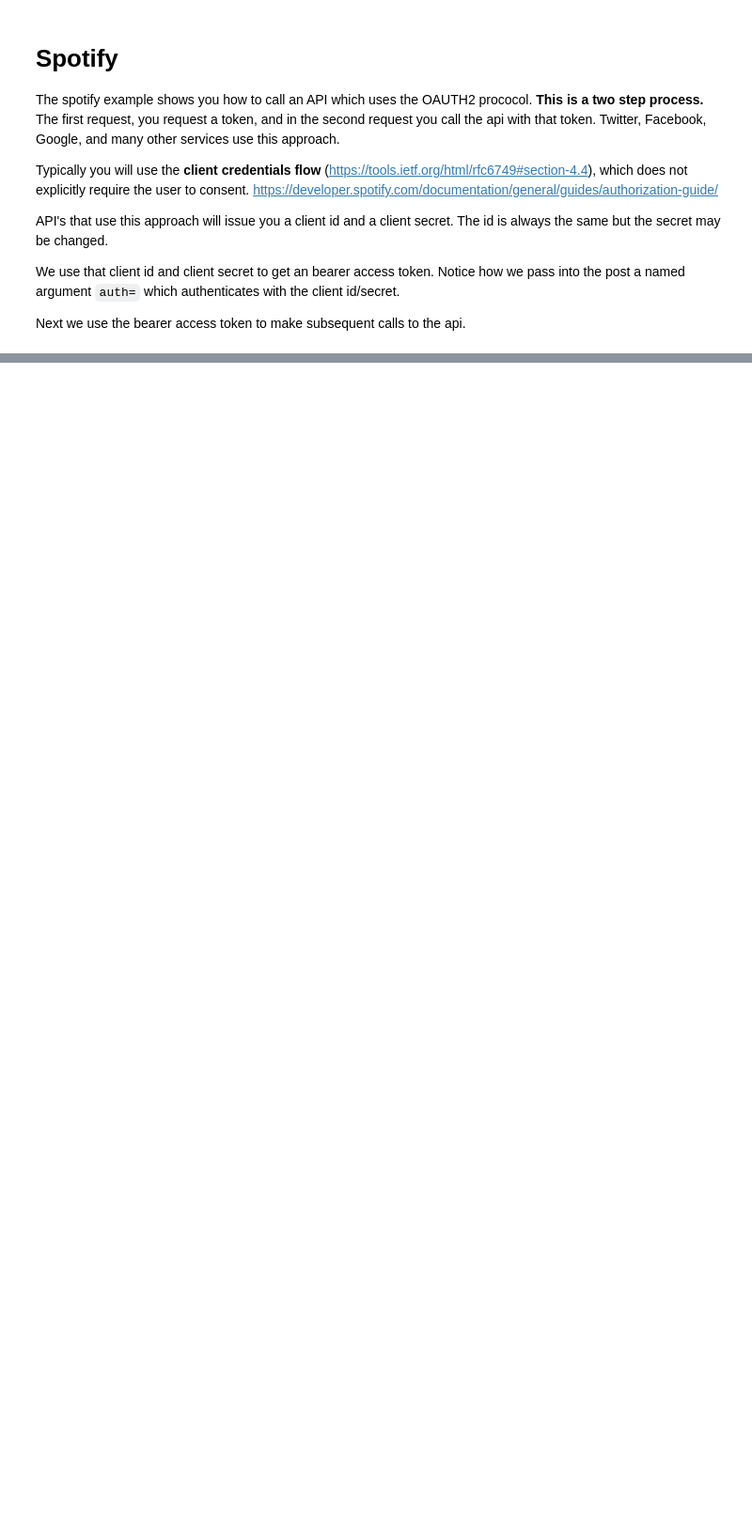
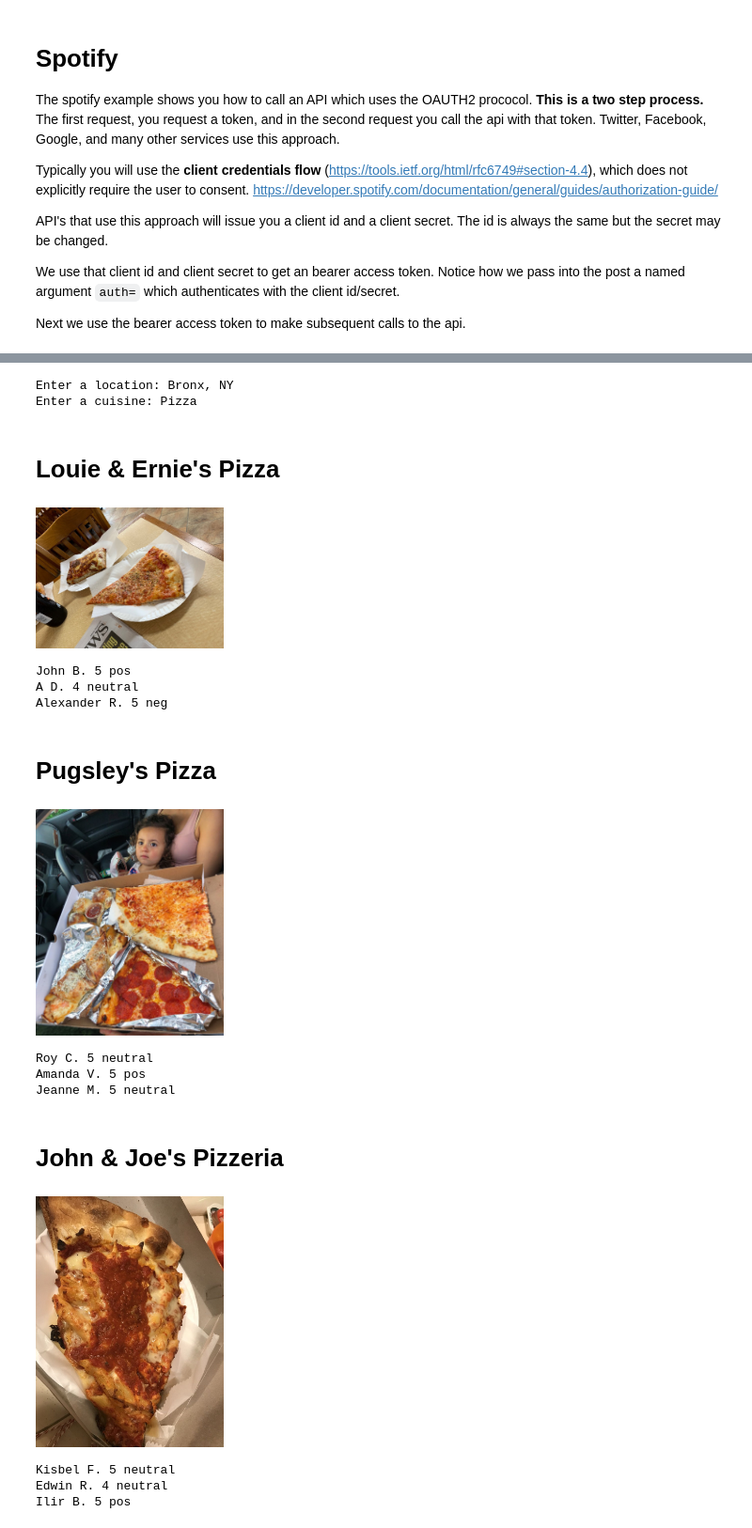
Before and after one commit to ist256/sp20-class-examples, a Jupyter notebook: lessons/11-webapis/In-Class.ipynb, the cells around one changed output, grey strips where cells are left out. Shown at 94% size. Cells and saved outputs as stored; diff of their text form; code cells hidden in the pictures; blank space fills up the shorter version.

```diff
--- a/lessons/11-webapis/In-Class.ipynb
+++ b/lessons/11-webapis/In-Class.ipynb
@@ -69,0 +200,11 @@ Next we use the bearer access token to make subsequent calls to the api.
+# %%
+def yelp_search(location, cuisine):
+    yelpkey = 'PKt-vCvtw-G0WGjf-DKITO0I07fFi6rTt6WuT2vfecT3xCzSMaD1Uf2uKPuN-1A_1gwRZ15qx4DBEWDyYpV4p_3yh-aqAiPUXGxIkken2gCAq8-sXO4W4zh6ZZ_TW3Yx'
+    params = { 'term' : cuisine, 'location' : location}
+    header = {'Authorization' : f'Bearer {yelpkey}'}
+    url = 'https://api.yelp.com/v3/businesses/search'
+    response = requests.get(url, params = params, headers = header)
+    return response.json()['businesses']
+
+
+yelp_search('Syracuse, ny', 'thai')
@@ -69,0 +229,10 @@ Next we use the bearer access token to make subsequent calls to the api.
+# %%
+def yelp_reviews(id):
+    url = f"https://api.yelp.com/v3/businesses/{id}/reviews"
+    yelpkey = 'PKt-vCvtw-G0WGjf-DKITO0I07fFi6rTt6WuT2vfecT3xCzSMaD1Uf2uKPuN-1A_1gwRZ15qx4DBEWDyYpV4p_3yh-aqAiPUXGxIkken2gCAq8-sXO4W4zh6ZZ_TW3Yx'
+    header = {'Authorization' : f'Bearer {yelpkey}'}
+    response = requests.get(url, headers = header)
+    return response.json()['reviews']
+
+
+yelp_reviews('knoT2pa13_fSnrDAMC18Ng')
@@ -69,0 +257,9 @@ Next we use the bearer access token to make subsequent calls to the api.
+# %%
+def get_sentiment(text):
+    url = "http://text-processing.com/api/sentiment/"
+    payload = { 'text' : text }
+    response = requests.post(url, data = payload)
+    return response.json()['label']
+
+
+get_sentiment('you are the best')
@@ -69,0 +268,31 @@ Next we use the bearer access token to make subsequent calls to the api.
+# %%
+from IPython.display import display, HTML, Image
+location = input("Enter a location: ")
+cuisine = input("Enter a cuisine: ")
+search_results = yelp_search(location, cuisine)
+for rest in search_results:
+    rest_name = rest['name']
+    display(HTML(f"<h1>{rest_name}</h1>"))
+    display(Image(rest['image_url'], width =200))
+    reviews = yelp_reviews(rest['id'])
+    for review in reviews:
+        sentiment = get_sentiment(review['text'])
+        print(review['user']['name'], review['rating'], sentiment)
+# %% [output]
+Enter a location: Bronx, NY
+Enter a cuisine: Pizza
+Louie & Ernie's Pizza
+[figure, added]
+John B. 5 pos
+A D. 4 neutral
+Alexander R. 5 neg
+Pugsley's Pizza
+[figure, added]
+Roy C. 5 neutral
+Amanda V. 5 pos
+Jeanne M. 5 neutral
+John & Joe's Pizzeria
+[figure, added]
+Kisbel F. 5 neutral
+Edwin R. 4 neutral
+Ilir B. 5 pos
```
Also changed, not shown: parts of 16 cells of this notebook, 2 other files.
